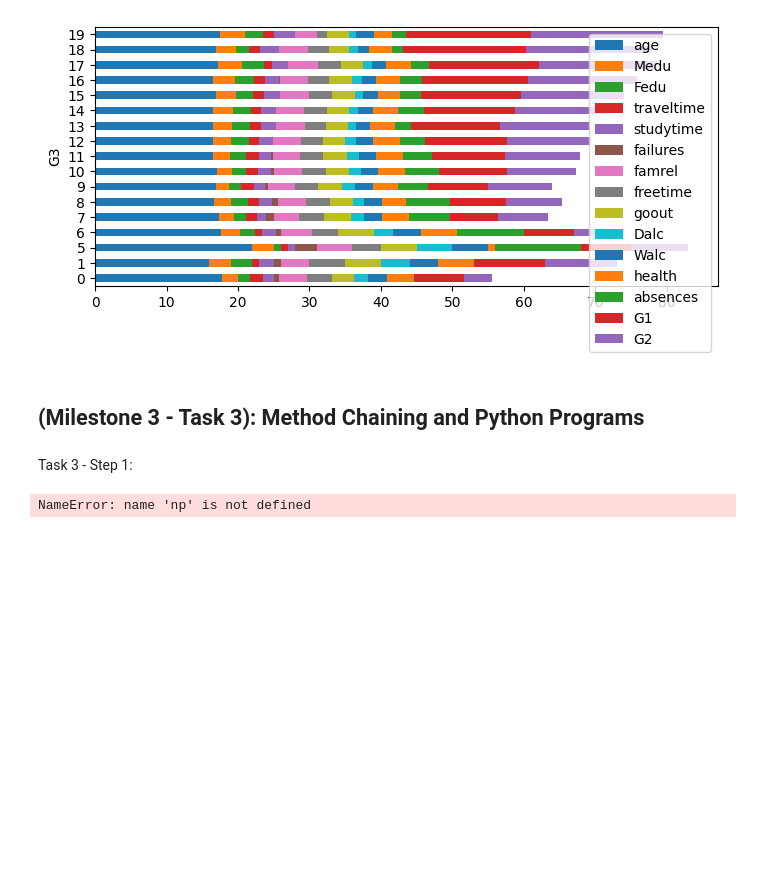
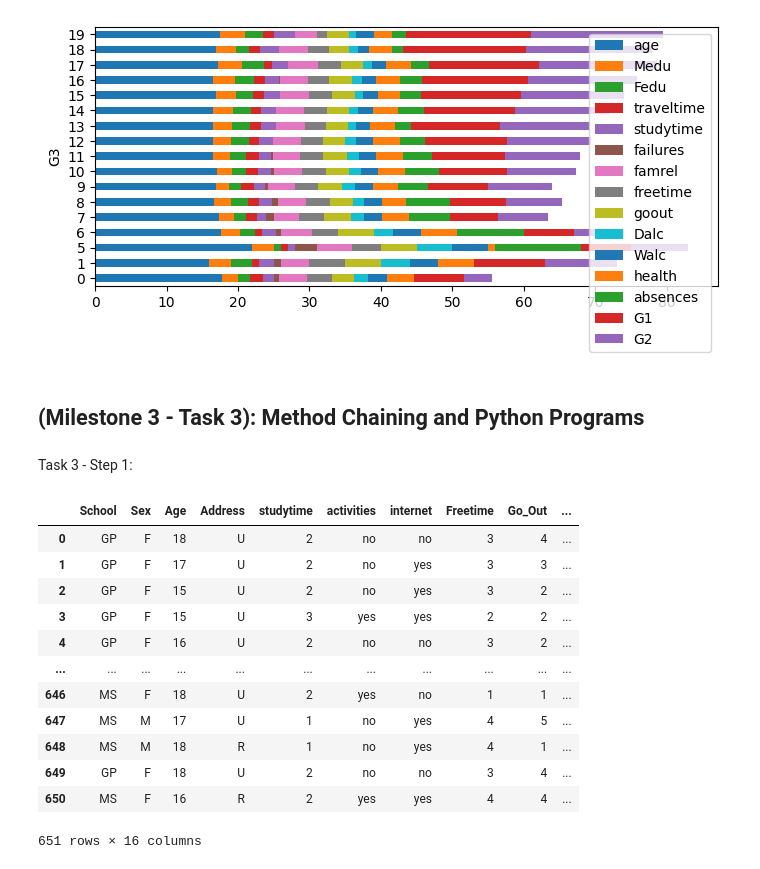
Before and after one commit to ubco-W2022T1-cosc301/project-group05, a Jupyter notebook: notebooks/analysis3.ipynb, the cells around one changed output. Cells and saved outputs as stored; diff of their text form; code cells hidden in the pictures; blank space fills up the shorter version.

```diff
--- a/notebooks/analysis3.ipynb
+++ b/notebooks/analysis3.ipynb
@@ -148,14 +148,21 @@ display(fm)
 Task 3 - Step 1:
 # %%
 import pandas as pd
-import numpy as np
-#from project_functions3 import load_and_process
 from project_functions3 import load_and_process
 
 
-
-# 1: Load Data
-
-load_and_process('../data/raw/Maths_formatted.csv')
+load_and_process('../data/raw/Portuguese_formatted.csv')
 # %% [output]
+|  | School | Sex | Age | Address | studytime | activities | internet | Freetime | Go_Out | ... |
+| 0 | GP | F | 18 | U | 2 | no | no | 3 | 4 | ... |
+| 1 | GP | F | 17 | U | 2 | no | yes | 3 | 3 | ... |
+| 2 | GP | F | 15 | U | 2 | no | yes | 3 | 2 | ... |
+| 3 | GP | F | 15 | U | 3 | yes | yes | 2 | 2 | ... |
+| 4 | GP | F | 16 | U | 2 | no | no | 3 | 2 | ... |
+| ... | ... | ... | ... | ... | ... | ... | ... | ... | ... | ... |
+| 646 | MS | F | 18 | U | 2 | yes | no | 1 | 1 | ... |
+| 647 | MS | M | 17 | U | 1 | no | yes | 4 | 5 | ... |
+| 648 | MS | M | 18 | R | 1 | no | yes | 4 | 1 | ... |
+| 649 | GP | F | 18 | U | 2 | no | no | 3 | 4 | ... |
+| 650 | MS | F | 16 | R | 2 | yes | yes | 4 | 4 | ... |
-NameError: name 'np' is not defined
+651 rows × 16 columns
```
